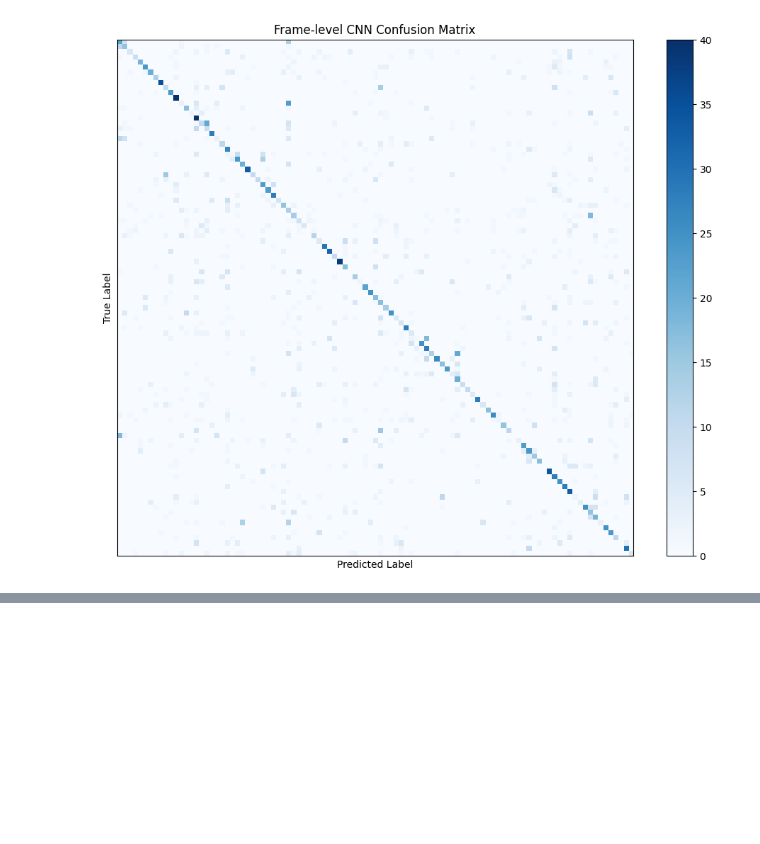
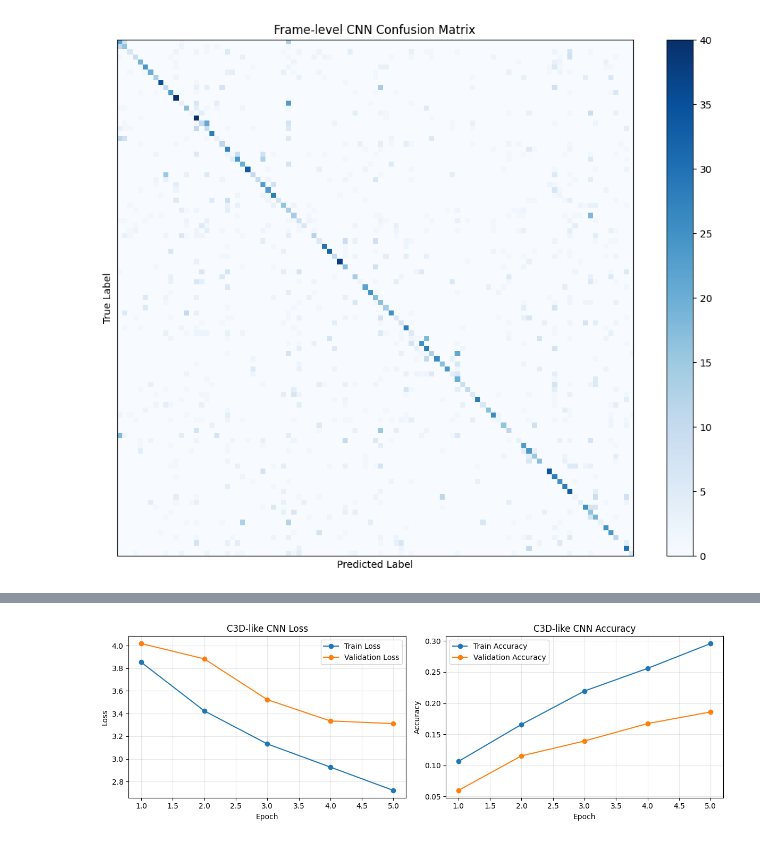
Before and after one commit to miirage-exe/video-action-recognition, a Jupyter notebook: ActionRecognition_GPU.ipynb, the cells around one changed output, grey strips where cells are left out. Saved outputs shown, nothing was run; the diff lists cells and outputs as text; code cells hidden in the pictures; blank space fills up the shorter version.

Commit message:
complete Step 11-15: Frame-CNN 43.11%, C3D 22.89%, full comparison

```diff
--- a/ActionRecognition_GPU.ipynb
+++ b/ActionRecognition_GPU.ipynb
@@ -511,0 +469,15 @@ Saved!
+# %%
+# Step 10: Load trained Frame-level CNN (skip retraining)
+model = FrameLevelCNN(num_classes=NUM_SELECTED_CLASSES).to(device)
+model.load_state_dict(torch.load("/content/drive/MyDrive/datasets/frame_cnn.pth"))
+model.eval()
+print("Frame-level CNN loaded")
+
+# history
+history = {
+    "train_loss": [3.0075, 1.3165, 0.6220, 0.4207, 0.3023, 0.2044, 0.2132, 0.2427, 0.1112, 0.1305],
+    "train_acc":  [0.2852, 0.6349, 0.8232, 0.8806, 0.9099, 0.9382, 0.9365, 0.9277, 0.9662, 0.9612],
+    "val_loss":   [3.2323, 3.3869, 3.9966, 3.5724, 3.6680, 3.7894, 3.9861, 3.9167, 3.7702, 4.1021],
+    "val_acc":    [0.2622, 0.3027, 0.3084, 0.3084, 0.3499, 0.3811, 0.3744, 0.3479, 0.4107, 0.3801],
+}
+print("History restored")
@@ -613,0 +706,82 @@ Billiards                          1.0000
+# %%
+# Step 14: Evaluate C3D + Visualization
+c3d_model.eval()
+c3d_all_labels, c3d_all_predictions = [], []
+
+with torch.no_grad():
+    for clips, labels, video_paths, class_names_batch in tqdm(test_loader, desc="Testing C3D-like CNN"):
+        clips, labels = clips.to(device), labels.to(device)  # GPU
+        c3d_outputs = c3d_model(clips)
+        c3d_predictions = c3d_outputs.argmax(dim=1)
+        c3d_all_labels.extend(labels.cpu().numpy())
+        c3d_all_predictions.extend(c3d_predictions.cpu().numpy())
+
+c3d_all_labels      = np.array(c3d_all_labels)
+c3d_all_predictions = np.array(c3d_all_predictions)
+
+c3d_test_acc = (c3d_all_predictions == c3d_all_labels).mean()
+print(f"C3D-like CNN Test Accuracy: {c3d_test_acc:.4f}")
+
+c3d_cm = confusion_matrix(c3d_all_labels, c3d_all_predictions, labels=np.arange(len(selected_classes)))
+
+c3d_per_class_acc = []
+for class_idx, class_name in enumerate(selected_classes):
+    class_mask = c3d_all_labels == class_idx
+    class_acc  = np.nan if class_mask.sum() == 0 else (c3d_all_predictions[class_mask] == c3d_all_labels[class_mask]).mean()
+    c3d_per_class_acc.append(class_acc)
+
+c3d_per_class_acc = np.array(c3d_per_class_acc)
+valid_indices   = np.where(~np.isnan(c3d_per_class_acc))[0]
+summary_indices = valid_indices[np.argsort(c3d_per_class_acc[valid_indices])]
+summary_indices = np.array(list(dict.fromkeys(
+    np.concatenate([summary_indices[:10], summary_indices[-10:]]).tolist()
+)))
+
+print(f"\nC3D-like CNN Per-class Accuracy Summary:")
+print(f"Mean per-class accuracy: {np.nanmean(c3d_per_class_acc):.4f}")
+print(f"Minimum per-class accuracy: {np.nanmin(c3d_per_class_acc):.4f}")
+print(f"Maximum per-class accuracy: {np.nanmax(c3d_per_class_acc):.4f}")
+print(f"{'Class':<30} {'Accuracy':>10}")
+print("-" * 43)
+for idx in summary_indices:
+    print(f"{selected_classes[idx]:<30} {c3d_per_class_acc[idx]:>10.4f}")
+
+# Training curve
+c3d_epochs = range(1, len(c3d_history["train_loss"]) + 1)
+plt.figure(figsize=(12, 4))
+plt.subplot(1, 2, 1)
+plt.plot(c3d_epochs, c3d_history["train_loss"], marker="o", label="Train Loss")
+plt.plot(c3d_epochs, c3d_history["val_loss"],   marker="o", label="Validation Loss")
+plt.xlabel("Epoch"); plt.ylabel("Loss")
+plt.title("C3D-like CNN Loss"); plt.legend(); plt.grid(True, alpha=0.3)
+
+plt.subplot(1, 2, 2)
+plt.plot(c3d_epochs, c3d_history["train_acc"], marker="o", label="Train Accuracy")
+plt.plot(c3d_epochs, c3d_history["val_acc"],   marker="o", label="Validation Accuracy")
+plt.xlabel("Epoch"); plt.ylabel("Accuracy")
+plt.title("C3D-like CNN Accuracy"); plt.legend(); plt.grid(True, alpha=0.3)
+plt.tight_layout(); plt.show()
+
+# Per-class accuracy
+plot_classes = [selected_classes[i] for i in summary_indices]
+plot_acc     = c3d_per_class_acc[summary_indices]
+plt.figure(figsize=(12, max(6, len(plot_classes) * 0.35)))
+plt.barh(plot_classes, plot_acc, color="darkorange")
+plt.xlabel("Per-class Accuracy"); plt.ylabel("Class")
+plt.title("C3D-like CNN Per-class Accuracy: Lowest and Highest Classes")
+plt.xlim(0, 1.05); plt.grid(axis="x", alpha=0.3); plt.tight_layout(); plt.show()
+
+# Confusion Matrix
+plt.figure(figsize=(10, 8))
+plt.imshow(c3d_cm, interpolation="nearest", cmap="Oranges")
+plt.title("C3D-like CNN Confusion Matrix"); plt.colorbar()
+plt.xticks([]); plt.yticks([])
+plt.xlabel("Predicted Label"); plt.ylabel("True Label")
+plt.tight_layout(); plt.show()
+
+# SAVE
+np.save("/content/drive/MyDrive/datasets/c3d_all_labels.npy", c3d_all_labels)
+np.save("/content/drive/MyDrive/datasets/c3d_all_predictions.npy", c3d_all_predictions)
+np.save("/content/drive/MyDrive/datasets/c3d_per_class_acc.npy", c3d_per_class_acc)
+print("C3D results saved!")
+# %% [output]
@@ -613,0 +805 @@ Billiards                          1.0000
+[figure, added]
```
Also changed, not shown: parts of 13 cells of this notebook.
